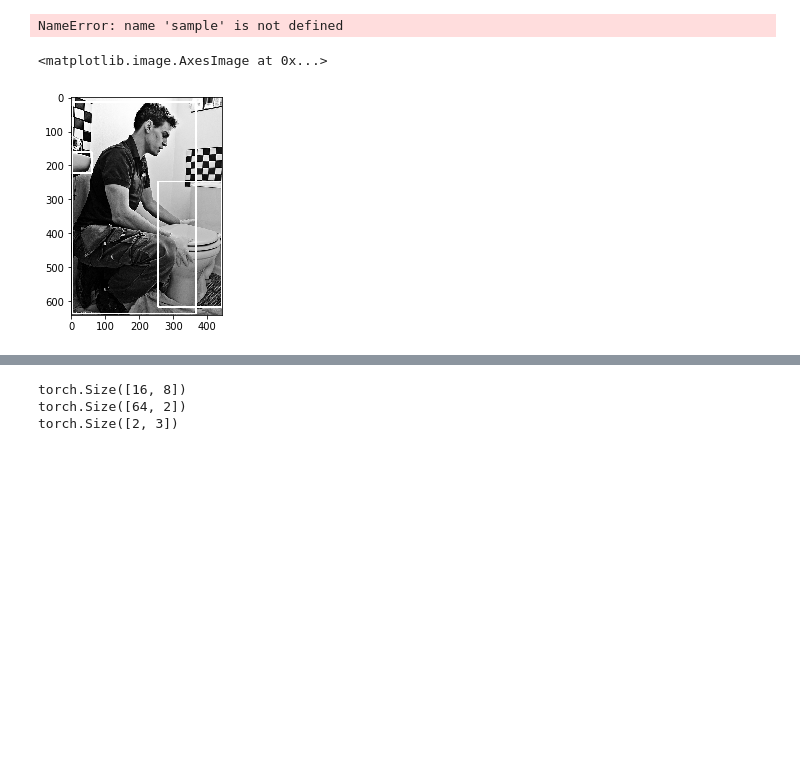
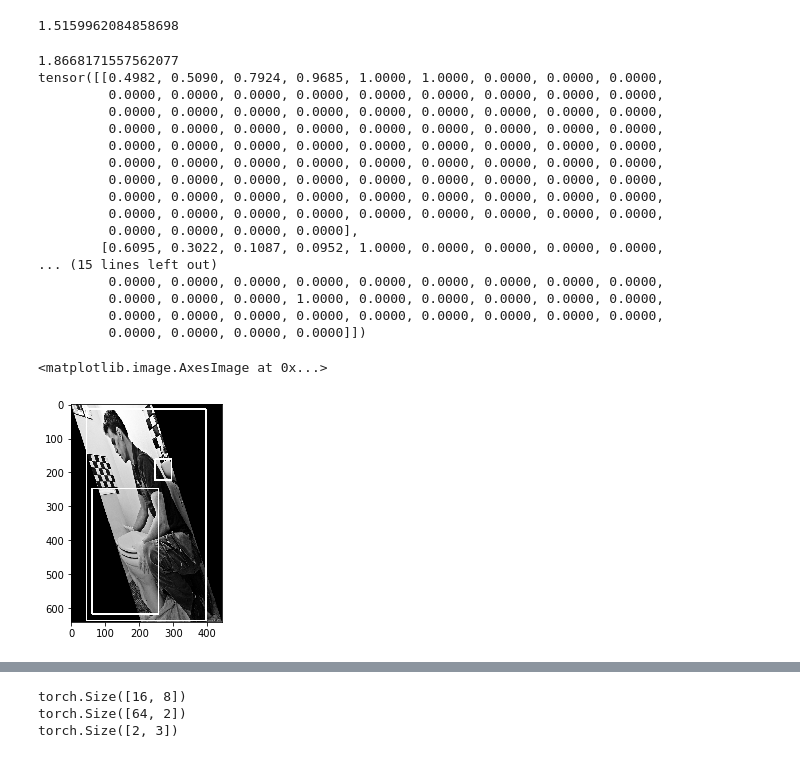
Before and after one commit to kostas1515/yolo_on_coco, a Jupyter notebook: coco.ipynb, the cells around one changed output, grey strips where cells are left out. Drawn from its saved outputs; the diff is of its cells as text; code cells hidden in the pictures; blank space fills up the shorter version.

```diff
--- a/coco.ipynb
+++ b/coco.ipynb
@@ -83,9 +156,73 @@ def rotate(sample):
+# %%
+diff=1
+import random
+print(random.uniform(1,2))
+def shear(sample):
+
+    img=sample['images']
+    bboxes=sample['boxes']
+    shear_factor = 0.6
+
+    w,h = img.shape[1], img.shape[0]
+
+    if shear_factor < 0:
+        sample = RandomHorizontalFlip(-1)(sample)
+        img=sample['images']
+        bboxes=sample['boxes']
+
+
+    M = np.array([[1, abs(shear_factor), 0],[0,1,0]])
+
+    nW =  img.shape[1] + abs(shear_factor*img.shape[0])
+
+    bboxes[:,0] += bboxes[:,1]* abs(torch.tan(torch.tensor([shear_factor])))
+    bboxes[:,2] += bboxes[:,3]* abs(torch.tan(torch.tensor([shear_factor])))
+
+
+
+    img = cv2.warpAffine(img, M, (int(nW), img.shape[0]))
+
+
+#     if shear_factor < 0:
+#         sample = RandomHorizontalFlip(-1)(sample)
+#         img=sample['images']
+#         bboxes=sample['boxes']
+#         print(bboxes)
+#     plt.imshow(draw_rect(img, bboxes))
+
+    img = cv2.resize(img, (w,h))
+
+    scale_factor_x = nW / w
+    print(scale_factor_x)
+    bboxes[:,:4] /= torch.tensor([scale_factor_x, 1, scale_factor_x, 1])
+    print(bboxes)
+    return img, bboxes
+# %% [output]
+1.5159962084858698
 # %%
-img, bboxes = rotate(sample)
+img, bboxes = shear(sample)
 
 plt.imshow(draw_rect(img, bboxes))
 # %% [output]
-NameError: name 'sample' is not defined
+1.8668171557562077
+tensor([[0.4982, 0.5090, 0.7924, 0.9685, 1.0000, 1.0000, 0.0000, 0.0000, 0.0000,
+         0.0000, 0.0000, 0.0000, 0.0000, 0.0000, 0.0000, 0.0000, 0.0000, 0.0000,
+         0.0000, 0.0000, 0.0000, 0.0000, 0.0000, 0.0000, 0.0000, 0.0000, 0.0000,
+         0.0000, 0.0000, 0.0000, 0.0000, 0.0000, 0.0000, 0.0000, 0.0000, 0.0000,
+         0.0000, 0.0000, 0.0000, 0.0000, 0.0000, 0.0000, 0.0000, 0.0000, 0.0000,
+         0.0000, 0.0000, 0.0000, 0.0000, 0.0000, 0.0000, 0.0000, 0.0000, 0.0000,
+         0.0000, 0.0000, 0.0000, 0.0000, 0.0000, 0.0000, 0.0000, 0.0000, 0.0000,
+         0.0000, 0.0000, 0.0000, 0.0000, 0.0000, 0.0000, 0.0000, 0.0000, 0.0000,
+         0.0000, 0.0000, 0.0000, 0.0000, 0.0000, 0.0000, 0.0000, 0.0000, 0.0000,
+         0.0000, 0.0000, 0.0000, 0.0000],
+        [0.6095, 0.3022, 0.1087, 0.0952, 1.0000, 0.0000, 0.0000, 0.0000, 0.0000,
+... (15 lines left out)
+         0.0000, 0.0000, 0.0000, 0.0000, 0.0000, 0.0000, 0.0000, 0.0000, 0.0000,
+         0.0000, 0.0000, 0.0000, 1.0000, 0.0000, 0.0000, 0.0000, 0.0000, 0.0000,
+         0.0000, 0.0000, 0.0000, 0.0000, 0.0000, 0.0000, 0.0000, 0.0000, 0.0000,
+         0.0000, 0.0000, 0.0000, 0.0000]])
+<matplotlib.image.AxesImage at 0x...>
+[figure, added]
 # %%
 import cv2
 import pickle as pkl
@@ -131,8 +270,3 @@ def draw_rect(im, cords, color = None):
 
         im = cv2.rectangle(im.copy(), pt1, pt2, color, int(max(im.shape[:2])/200))
     return im
-# %%
-plt.imshow(draw_rect(sample['images'], sample['boxes']))
-# %% [output]
-<matplotlib.image.AxesImage at 0x...>
-[figure, removed]
```
Also changed, not shown: parts of 13 cells of this notebook, 3 other files.
